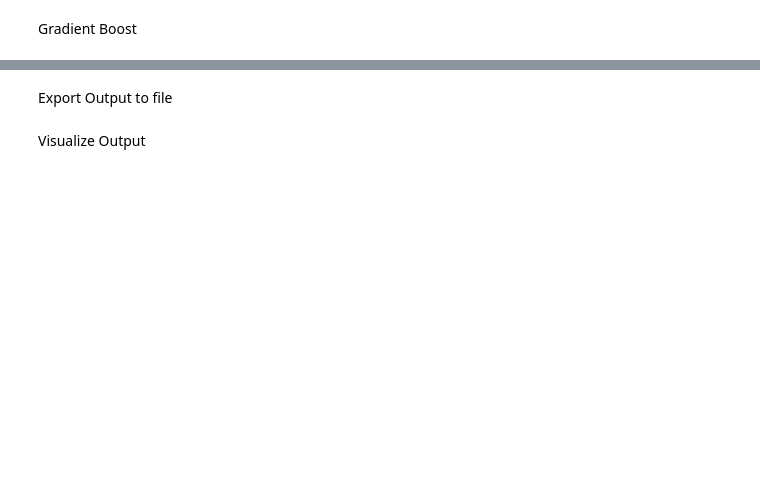
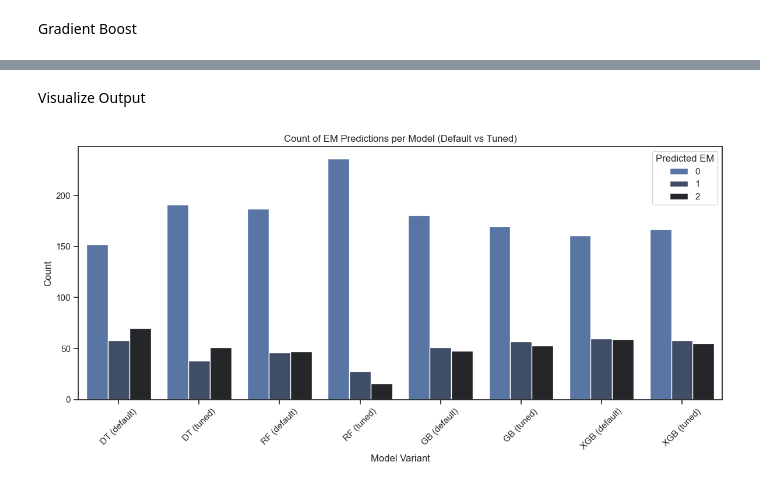
Before and after one commit to swlim03/ML_Project, a Jupyter notebook: EM_Detection/EM_Model.ipynb, the cells around one changed output, grey strips where cells are left out. Drawn from its saved outputs; the diff is of its cells as text; code cells hidden in the pictures; blank space fills up the shorter version.

```diff
--- a/EM_Detection/EM_Model.ipynb
+++ b/EM_Detection/EM_Model.ipynb
@@ -453,5 +540,5 @@ final_df.head()
 # %%
 #split with even distribution of EM class
-copy_df=final_df.copy()
-trainset=copy_df.groupby('EM',group_keys=False).apply(lambda x: x.sample(frac=0.7, random_state=42))
-testset=copy_df.drop(index=trainset.index)
+model_df=final_df.copy()
+trainset=model_df.groupby('EM',group_keys=False).apply(lambda x: x.sample(frac=0.7, random_state=42))
+testset=model_df.drop(index=trainset.index)
@@ -673,2 +915,0 @@ evaluate_model(y_test,gb_y_pred2)
-# %% [markdown]
-Export Output to file
@@ -700,0 +929,16 @@ summary_table
+# %%
+pred_melted = pred_df_visualize.melt(var_name='Model', value_name='Predicted_EM')
+
+plt.figure(figsize=(12, 6))
+ax = sns.countplot(data=pred_melted, x='Model', hue='Predicted_EM', palette='dark:b_r')
+
+# Add labels and title
+plt.title("Count of EM Predictions per Model (Default vs Tuned)")
+plt.xlabel("Model Variant")
+plt.ylabel("Count")
+plt.xticks(rotation=45)
+plt.legend(title='Predicted EM')
+
+plt.tight_layout()
+# %% [output]
+[figure, added]
```
Also changed, not shown: parts of 60 cells of this notebook.
